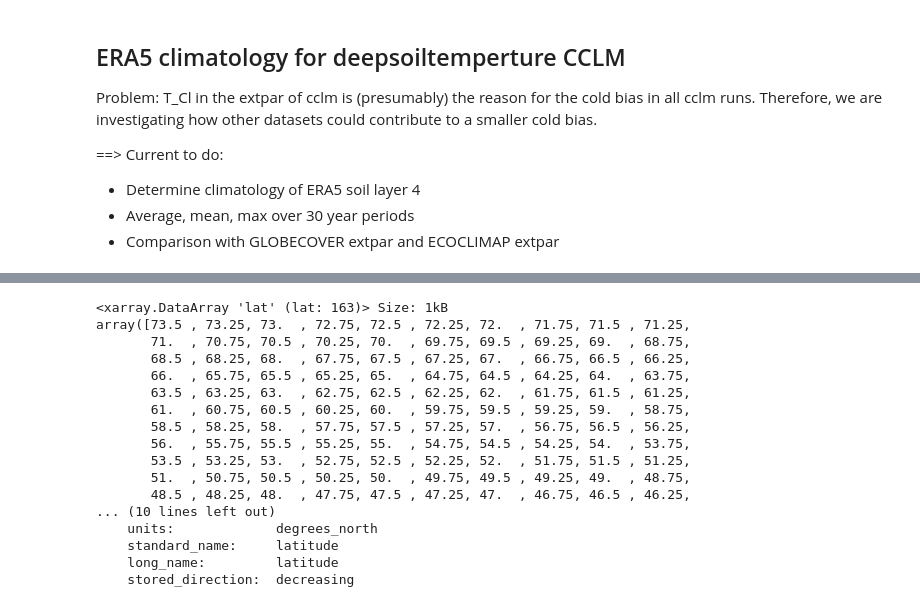
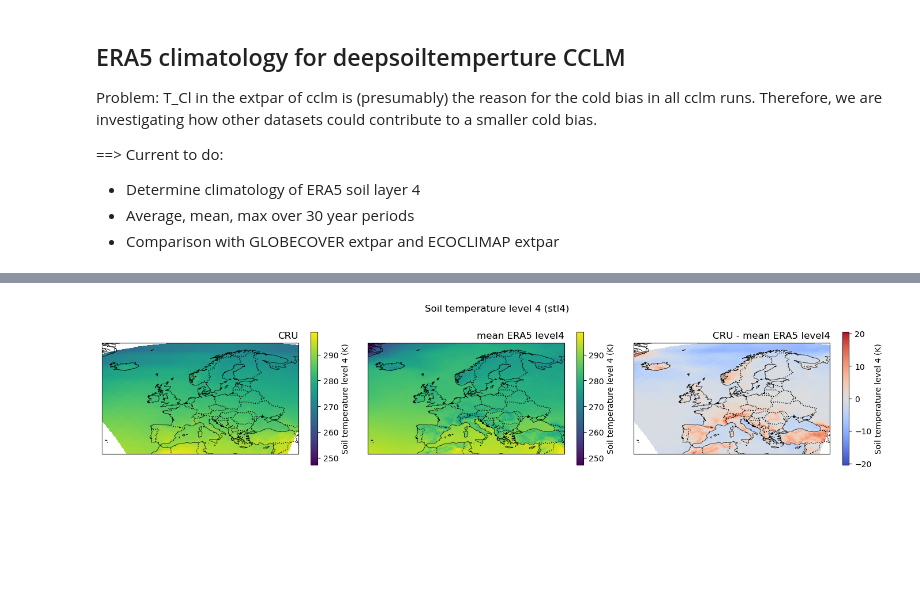
Before and after one commit to CORDEX-be2/ValEnsPy, a Jupyter notebook: evaluation_cclm/Deepsoil/CCLM_eval_era5_climatology.ipynb, the cells around one changed output, grey strips where cells are left out. Cells and saved outputs as stored; diff of their text form; code cells hidden in the pictures; blank space fills up the shorter version.

```diff
--- a/evaluation_cclm/Deepsoil/CCLM_eval_era5_climatology.ipynb
+++ b/evaluation_cclm/Deepsoil/CCLM_eval_era5_climatology.ipynb
@@ -106,12 +99,16 @@ da = ds
 # %%
 savepath = '/dodrio/scratch/projects/2022_200/RCS/CORDEXBE2/postprocessing/ERA5/'
-print(method)
 filename = ref_dataset + '_' + variable + '_' + str(startyear) + '-' + str(endyear) + '_' + method + '.nc'
 if os.path.exists(savepath + filename):
     print(f"The file '{filename}' already exists.")
     ds = xr.open_mfdataset(savepath + filename)
-    da = ds.to_array()
+    #da = ds.to_array()
 else:
+    netcdf_files = [os.path.join(data_dir, f) for f in climatology_files]
+    # Open multiple NetCDF files as a single xarray dataset
+    ds = xr.open_mfdataset(netcdf_files, combine='by_coords', engine='netcdf4', chunks="auto")
+    ds = ds.rename({'latitude' : 'lat', 'longitude' : 'lon', 'valid_time' : 'time'})
+    ds = ds.sel(lon=slice(lon_bounds[0],lon_bounds[1]),lat=slice(lat_bounds[0], lat_bounds[1]))
     if method == 'min':
         print('min')
         da = ds['stl4'].min('time').compute()
@@ -159,0 +129,3 @@ Attributes: (0)
+# %%
+da = ds['stl4']
+da
@@ -196,0 +169,3 @@ min ERA5 level4
+# %%
+da_diff = da_ec_remap - da
+da_diff
@@ -197,26 +196,8 @@ min ERA5 level4
+# %%
+ax = plot_maps_mod_ref_diff(da_ref = da,  da_mod = da_ec_remap,  da_diff = da_diff)
+# %% [output]
+[figure, added]
 # %%
 region = 'belgium'
 lat_bounds = bounds[region]['lat_bounds']
 lon_bounds = bounds[region]['lon_bounds']
-da_region = sel_region(da, region=region)
-da['lat']
-
-da_ec_remap_region = sel_region(da_ec_remap, region=region)
-# %% [output]
-<xarray.DataArray 'lat' (lat: 163)> Size: 1kB
-array([73.5 , 73.25, 73.  , 72.75, 72.5 , 72.25, 72.  , 71.75, 71.5 , 71.25,
-       71.  , 70.75, 70.5 , 70.25, 70.  , 69.75, 69.5 , 69.25, 69.  , 68.75,
-       68.5 , 68.25, 68.  , 67.75, 67.5 , 67.25, 67.  , 66.75, 66.5 , 66.25,
-       66.  , 65.75, 65.5 , 65.25, 65.  , 64.75, 64.5 , 64.25, 64.  , 63.75,
-       63.5 , 63.25, 63.  , 62.75, 62.5 , 62.25, 62.  , 61.75, 61.5 , 61.25,
-       61.  , 60.75, 60.5 , 60.25, 60.  , 59.75, 59.5 , 59.25, 59.  , 58.75,
-       58.5 , 58.25, 58.  , 57.75, 57.5 , 57.25, 57.  , 56.75, 56.5 , 56.25,
-       56.  , 55.75, 55.5 , 55.25, 55.  , 54.75, 54.5 , 54.25, 54.  , 53.75,
-       53.5 , 53.25, 53.  , 52.75, 52.5 , 52.25, 52.  , 51.75, 51.5 , 51.25,
-       51.  , 50.75, 50.5 , 50.25, 50.  , 49.75, 49.5 , 49.25, 49.  , 48.75,
-       48.5 , 48.25, 48.  , 47.75, 47.5 , 47.25, 47.  , 46.75, 46.5 , 46.25,
-... (10 lines left out)
-    units:             degrees_north
-    standard_name:     latitude
-    long_name:         latitude
-    stored_direction:  decreasing
```
Also changed, not shown: parts of 19 cells of this notebook.
